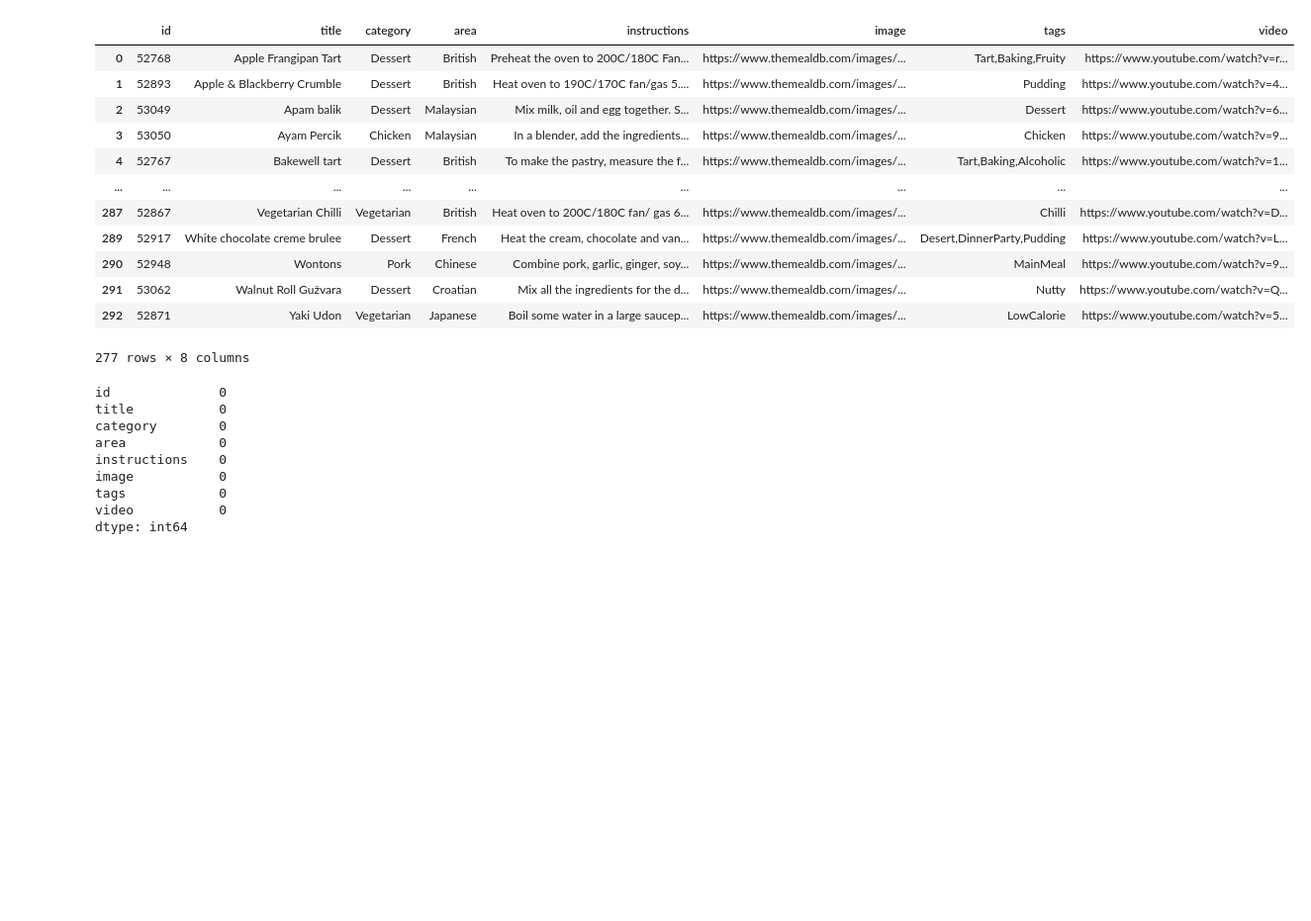
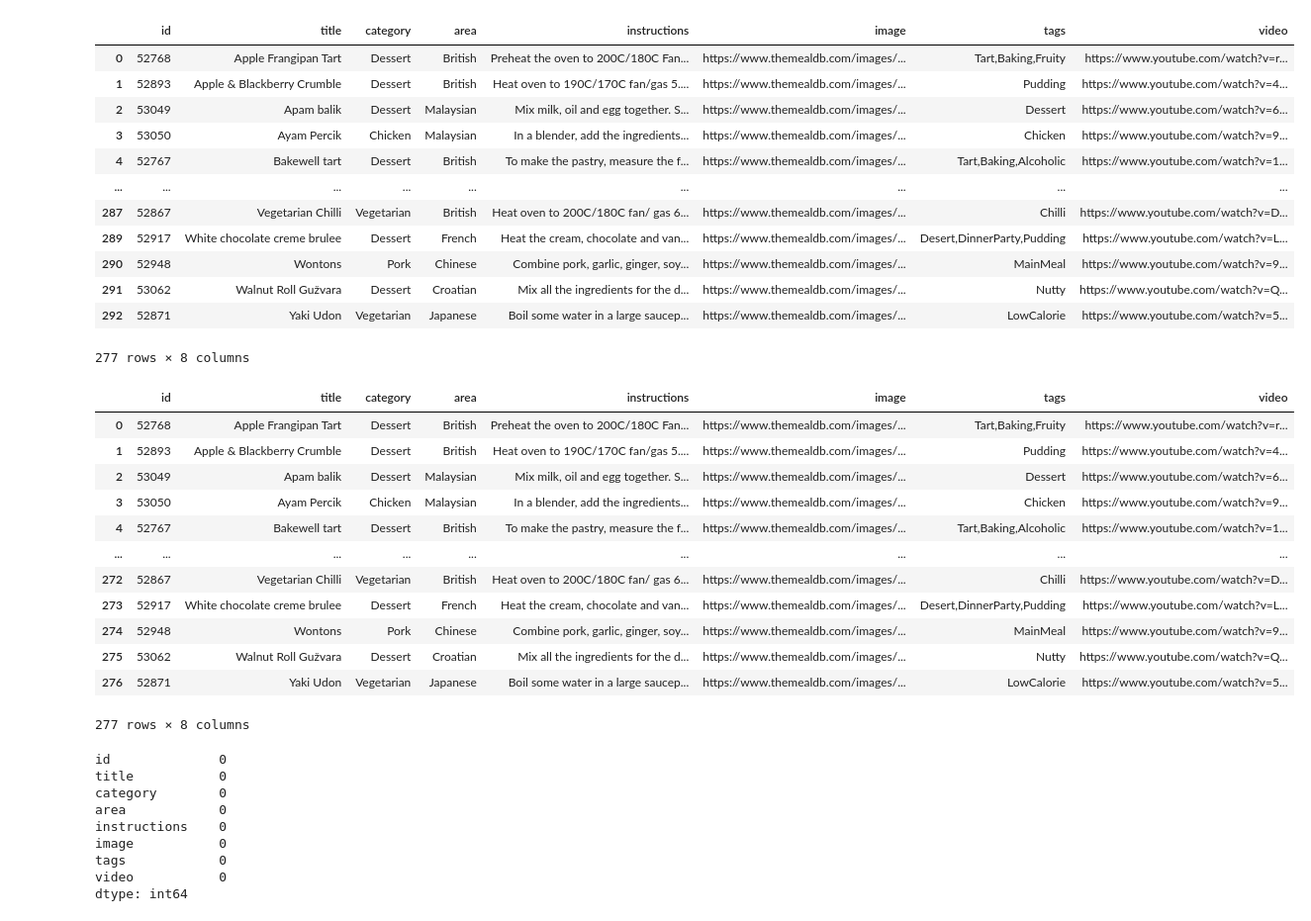
Before and after one commit to ArthiDa/Food_Recommendation, a Jupyter notebook: Food Recommendation.ipynb, the cells around one changed output. Shown at 99% size. Saved outputs shown, nothing was run; the diff lists cells and outputs as text; code cells hidden in the pictures; blank space fills up the shorter version.

```diff
--- a/Food Recommendation.ipynb
+++ b/Food Recommendation.ipynb
@@ -467,3 +493,19 @@ meals
+# %%
+meals
+# %% [output]
+|  | id | title | category | area | instructions | image | tags | video |
+| 0 | 52768 | Apple Frangipan Tart | Dessert | British | Preheat the oven to 200C/180C Fan... | https://www.themealdb.com/images/... | Tart,Baking,Fruity | https://www.youtube.com/watch?v=r... |
+| 1 | 52893 | Apple & Blackberry Crumble | Dessert | British | Heat oven to 190C/170C fan/gas 5.... | https://www.themealdb.com/images/... | Pudding | https://www.youtube.com/watch?v=4... |
+| 2 | 53049 | Apam balik | Dessert | Malaysian | Mix milk, oil and egg together. S... | https://www.themealdb.com/images/... | Dessert | https://www.youtube.com/watch?v=6... |
+| 3 | 53050 | Ayam Percik | Chicken | Malaysian | In a blender, add the ingredients... | https://www.themealdb.com/images/... | Chicken | https://www.youtube.com/watch?v=9... |
+| 4 | 52767 | Bakewell tart | Dessert | British | To make the pastry, measure the f... | https://www.themealdb.com/images/... | Tart,Baking,Alcoholic | https://www.youtube.com/watch?v=1... |
+| ... | ... | ... | ... | ... | ... | ... | ... | ... |
+| 272 | 52867 | Vegetarian Chilli | Vegetarian | British | Heat oven to 200C/180C fan/ gas 6... | https://www.themealdb.com/images/... | Chilli | https://www.youtube.com/watch?v=D... |
+| 273 | 52917 | White chocolate creme brulee | Dessert | French | Heat the cream, chocolate and van... | https://www.themealdb.com/images/... | Desert,DinnerParty,Pudding | https://www.youtube.com/watch?v=L... |
+| 274 | 52948 | Wontons | Pork | Chinese | Combine pork, garlic, ginger, soy... | https://www.themealdb.com/images/... | MainMeal | https://www.youtube.com/watch?v=9... |
+| 275 | 53062 | Walnut Roll Gužvara | Dessert | Croatian | Mix all the ingredients for the d... | https://www.themealdb.com/images/... | Nutty | https://www.youtube.com/watch?v=Q... |
+| 276 | 52871 | Yaki Udon | Vegetarian | Japanese | Boil some water in a large saucep... | https://www.themealdb.com/images/... | LowCalorie | https://www.youtube.com/watch?v=5... |
+277 rows × 8 columns
 # %%
 meals.isnull().sum()
 # %% [output]
```
Also changed, not shown: parts of 13 cells of this notebook, 1 other file.
